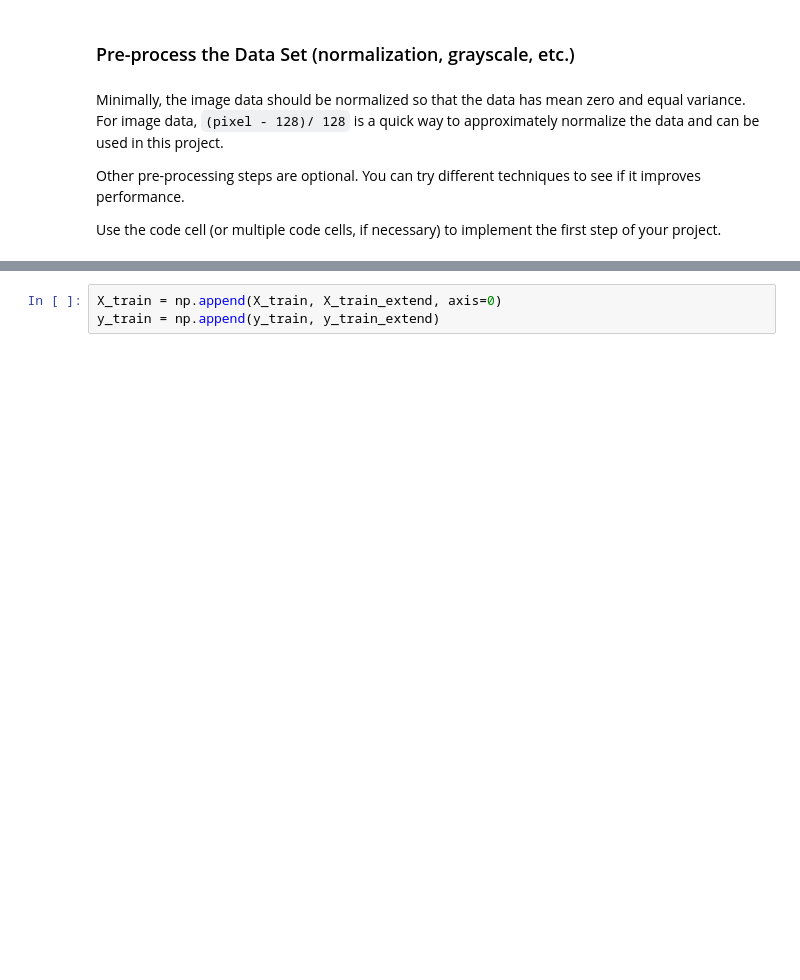
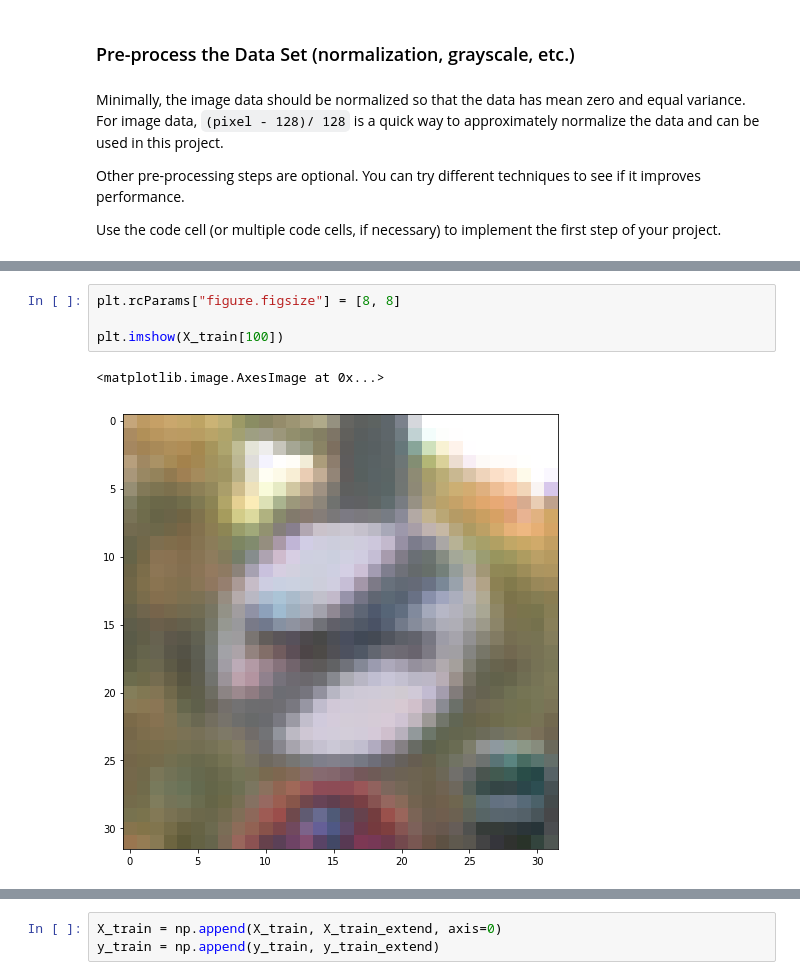
Before and after one commit to ronhuafeng/CarND-Traffic-Sign-Classifier-Project, a Jupyter notebook: Traffic_Sign_Classifier.ipynb, the cells around one changed output, grey strips where cells are left out. Drawn from its saved outputs; the diff is of its cells as text; blank space fills up the shorter version.

```diff
--- a/Traffic_Sign_Classifier.ipynb
+++ b/Traffic_Sign_Classifier.ipynb
@@ -189,0 +182,7 @@ print(len(images), X_train[100].shape, noise(X_train[100], 0.15).shape, ddd[0].s
+# %%
+plt.rcParams["figure.figsize"] = [8, 8]
+
+plt.imshow(X_train[100])
+# %% [output]
+<matplotlib.image.AxesImage at 0x...>
+[figure, added]
```
Also changed, not shown: parts of 13 cells of this notebook.
